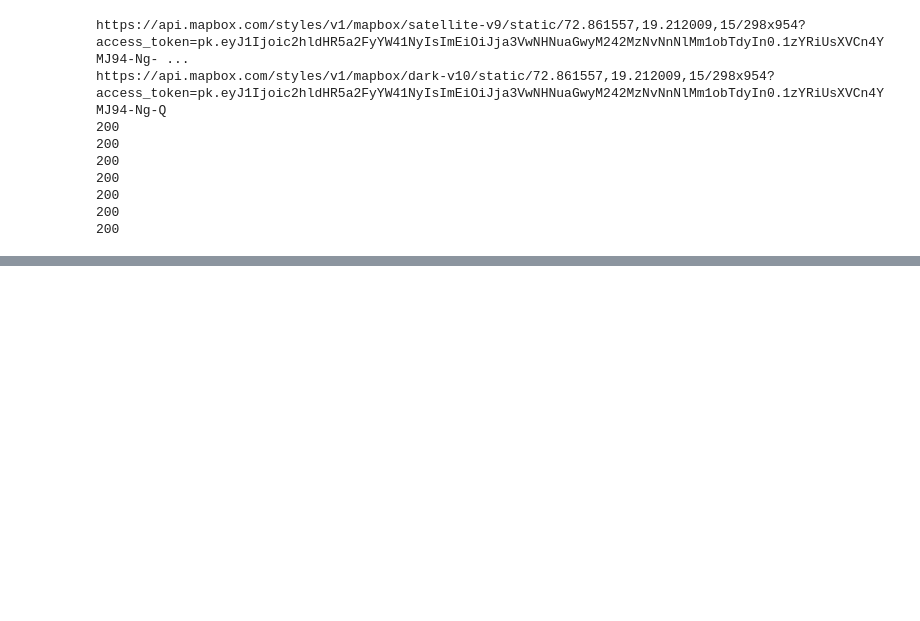
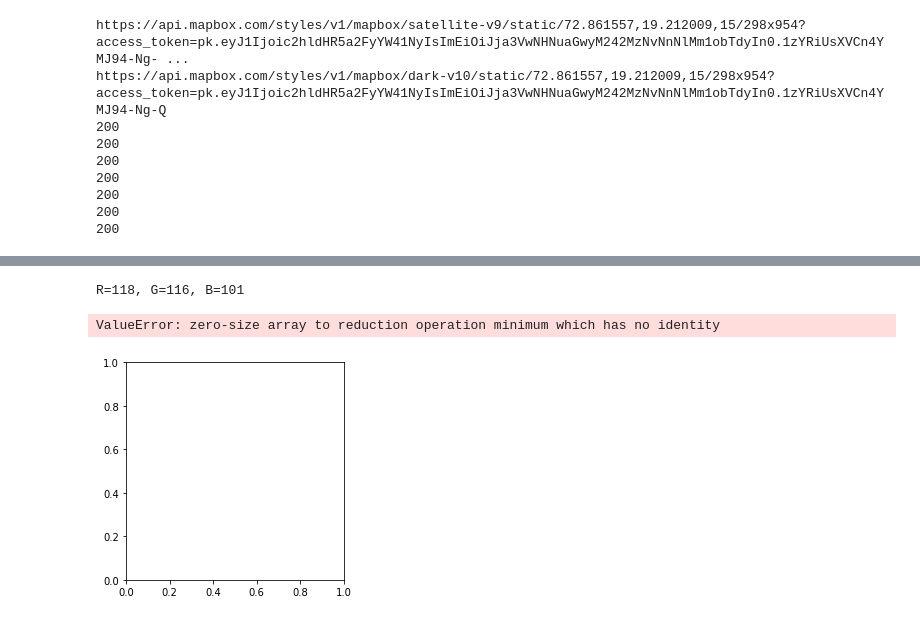
Before and after one commit to shettykaran57/Remote-vegetation-sensing, a Jupyter notebook: project/test 2.ipynb, the cells around one changed output, grey strips where cells are left out. Cells and saved outputs as stored; diff of their text form; code cells hidden in the pictures; blank space fills up the shorter version.

```diff
--- a/project/test 2.ipynb
+++ b/project/test 2.ipynb
@@ -82,0 +101,14 @@ p
+# %%
+(B, G, R) = image[100, 50]
+print("R={}, G={}, B={}".format(R, G, B))
+# %% [output]
+R=118, G=116, B=101
+# %%
+# extract a 100x100 pixel square ROI (Region of Interest) from the
+# input image starting at x=320,y=60 at ending at x=420,y=160
+roi = image[60:160, 320:420]
+cv2.imshow("ROI",roi)
+cv2.waitKey(0)
+# %% [output]
+ValueError: zero-size array to reduction operation minimum which has no identity
+[figure, added]
```
Also changed, not shown: parts of 4 cells of this notebook, 8 other files.
